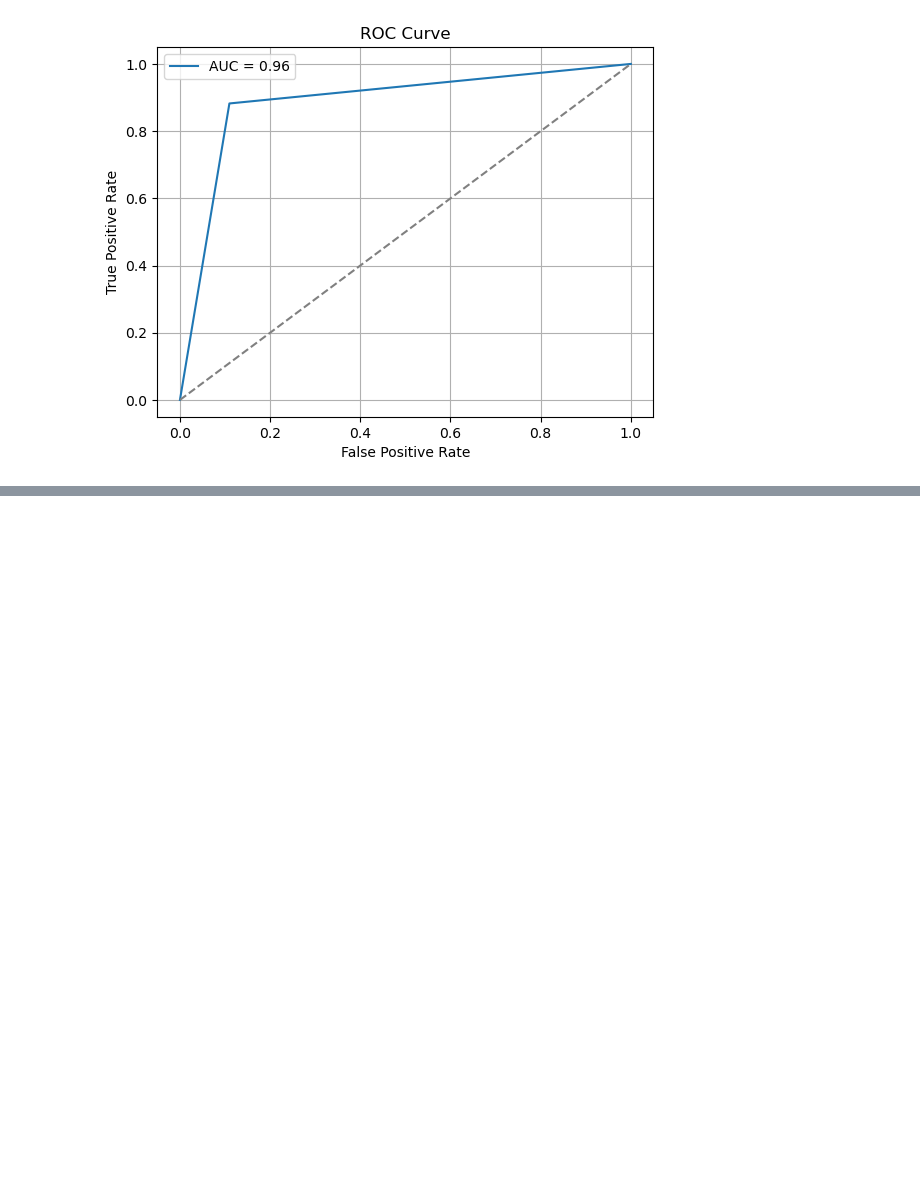
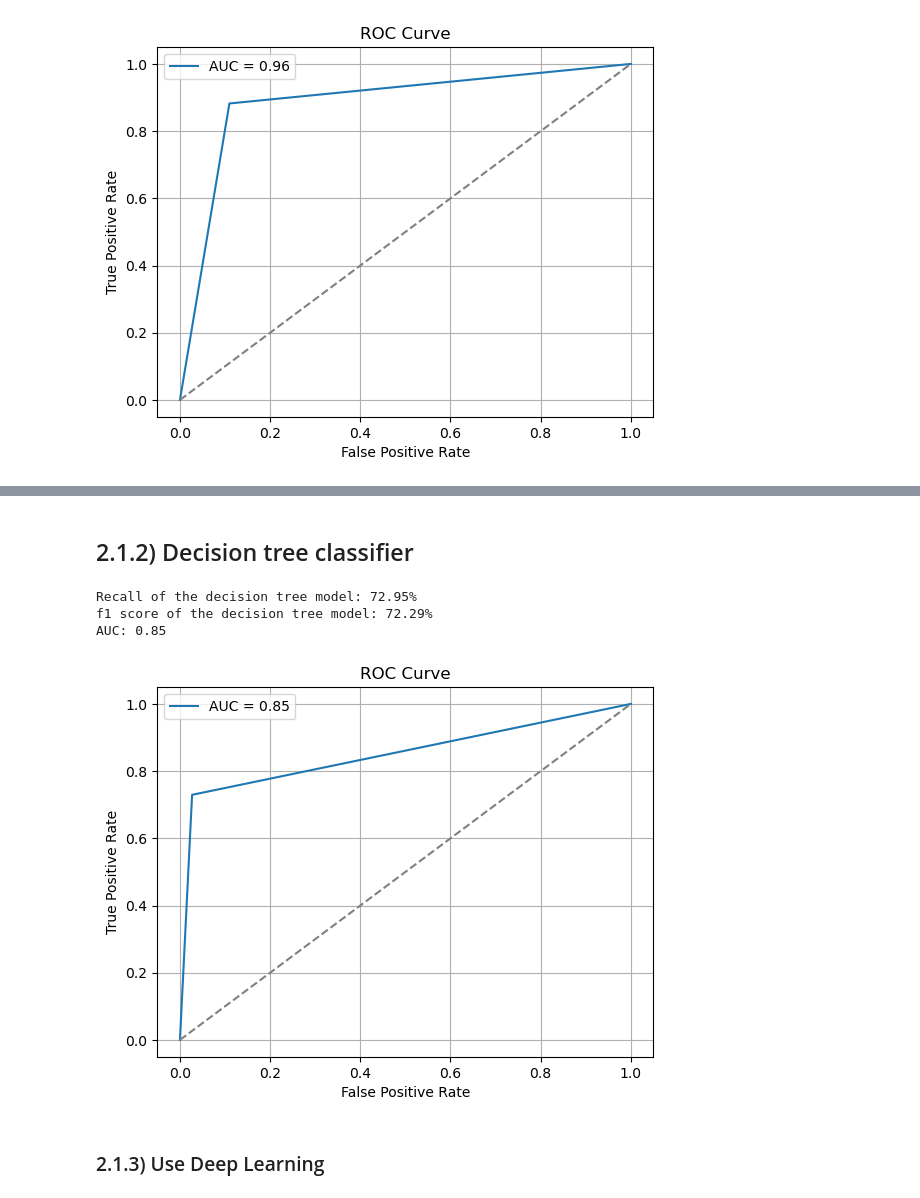
Before and after one commit to cmanell/diabetes_prediction, a Jupyter notebook: projet_ML_DL.ipynb, the cells around one changed output, grey strips where cells are left out. Drawn from its saved outputs; the diff is of its cells as text; code cells hidden in the pictures; blank space fills up the shorter version.

```diff
--- a/projet_ML_DL.ipynb
+++ b/projet_ML_DL.ipynb
@@ -248,0 +314,39 @@ train['Cluster'] = train_clusters """
+# %% [markdown]
+## 2.1.2) Decision tree classifier
+# %%
+# Decision tree classification
+from sklearn.tree import DecisionTreeClassifier
+
+tree = DecisionTreeClassifier(random_state=42, class_weight='balanced')
+
+#train the model
+tree.fit(train_scaled, train_targets)
+
+#predictions
+val_preds_tree = tree.predict(val_scaled)
+
+# evaluate recall
+recall_tree = recall_score(val_targets, val_preds_tree)
+f1_score_tree = f1_score(val_targets, val_preds_tree)
+roc_auc_tree = roc_auc_score(val_targets, val_preds_tree)
+print(f"Recall of the decision tree model: {recall_tree:.2%}")
+print(f"f1 score of the decision tree model: {f1_score_tree:.2%}")
+print("AUC:", f"{roc_auc_tree:.2f}")
+# %% [output]
+Recall of the decision tree model: 72.95%
+f1 score of the decision tree model: 72.29%
+AUC: 0.85
+# %%
+fpr, tpr, thesholds = roc_curve(val_targets, val_preds_tree)
+plt.plot(fpr, tpr, label=f"AUC = {roc_auc_score(val_targets, val_preds_tree):.2f}")
+plt.plot([0, 1], [0, 1], linestyle='--', color='gray')
+plt.xlabel("False Positive Rate")
+plt.ylabel("True Positive Rate")
+plt.title("ROC Curve")
+plt.legend()
+plt.grid()
+plt.show()
+# %% [output]
+[figure, added]
+# %% [markdown]
+### 2.1.3) Use Deep Learning
```
Also changed, not shown: parts of 23 cells of this notebook.
